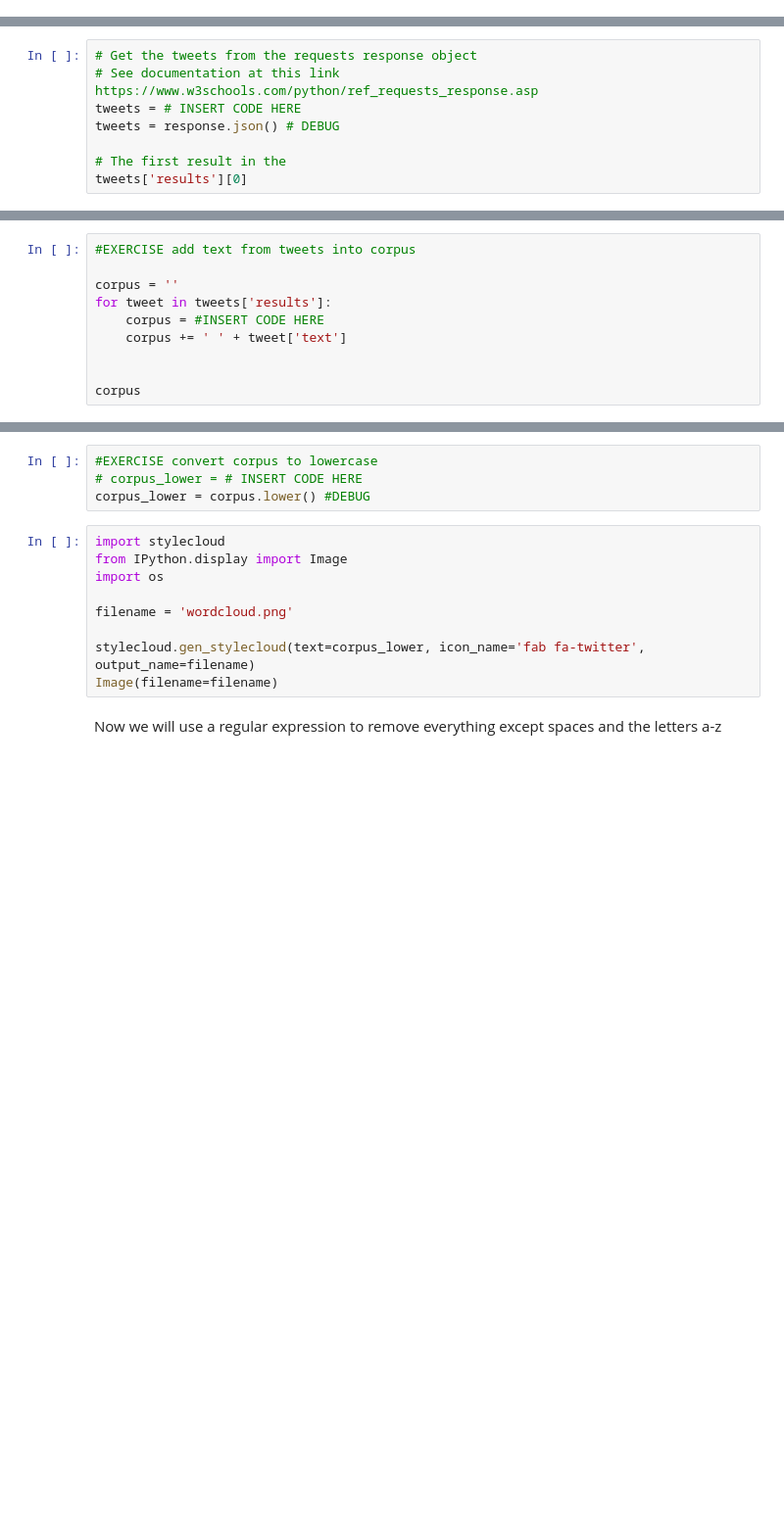
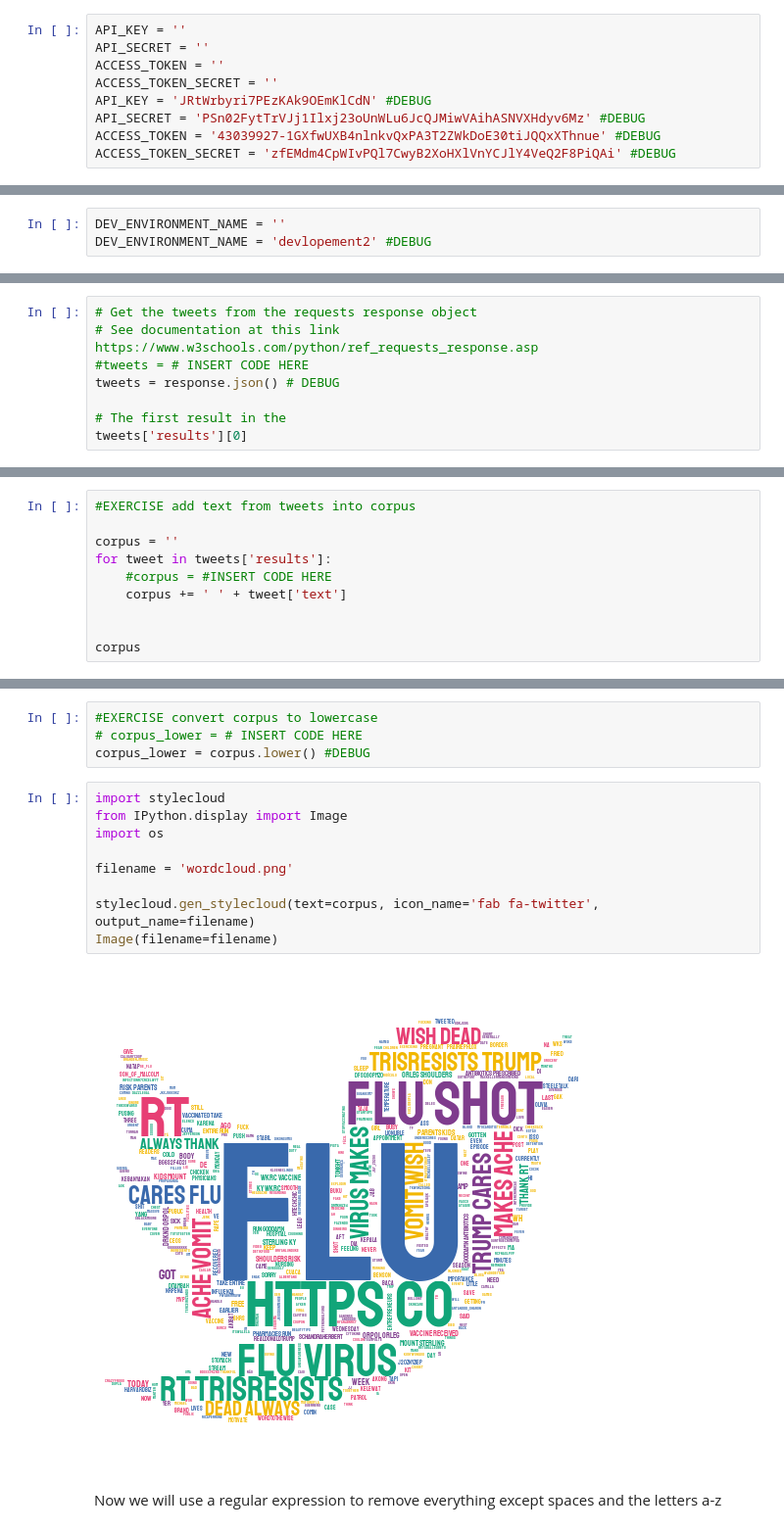
Before and after one commit to silverdrake11/twitter_uchicago_workshop, a Jupyter notebook: notebook.ipynb, the cells around one changed output, grey strips where cells are left out. Shown at 98% size. Cells and saved outputs as stored; diff of their text form; blank space fills up the shorter version.

```diff
--- a/notebook.ipynb
+++ b/notebook.ipynb
@@ -200,2 +206,11 @@ ACCESS_TOKEN_SECRET = ''
+# %%
+API_KEY = ''
+API_SECRET = ''
+ACCESS_TOKEN = ''
+ACCESS_TOKEN_SECRET = ''
+API_KEY = 'JRtWrbyri7PEzKAk9OEmKlCdN' #DEBUG
+API_SECRET = 'PSn02FytTrVJj1Ilxj23oUnWLu6JcQJMiwVAihASNVXHdyv6Mz' #DEBUG
+ACCESS_TOKEN = '43039927-1GXfwUXB4nlnkvQxPA3T2ZWkDoE30tiJQQxXThnue' #DEBUG
+ACCESS_TOKEN_SECRET = 'zfEMdm4CpWIvPQl7CwyB2XoHXlVnYCJlY4VeQ2F8PiQAi' #DEBUG
 # %% [markdown]
 Now go here to create a new dev environment https://developer.twitter.com/en/account/environments and select *Full Archive* (Search API). Write down the name of your environment below
@@ -204,3 +217,6 @@ DEV_ENVIRONMENT_NAME = ''
+# %%
+DEV_ENVIRONMENT_NAME = ''
+DEV_ENVIRONMENT_NAME = 'devlopement2' #DEBUG
 # %% [markdown]
 Now we are ready to use requests
 # %%
@@ -223,7 +239,7 @@ response = requests.post(SEARCH_API_URL, auth=auth, json=query)
 # %%
 # Get the tweets from the requests response object
 # See documentation at this link https://www.w3schools.com/python/ref_requests_response.asp
-tweets = # INSERT CODE HERE
+#tweets = # INSERT CODE HERE
 tweets = response.json() # DEBUG
 
 # The first result in the
@@ -233,7 +267,7 @@ tweets['results'][0]
 
 corpus = ''
 for tweet in tweets['results']:
-    corpus = #INSERT CODE HERE
+    #corpus = #INSERT CODE HERE
     corpus += ' ' + tweet['text']
 
 
@@ -245,12 +281,14 @@ corpus_lower = corpus.lower() #DEBUG
 # %%
 import stylecloud
 from IPython.display import Image
 import os
 
 filename = 'wordcloud.png'
 
-stylecloud.gen_stylecloud(text=corpus_lower, icon_name='fab fa-twitter', output_name=filename)
+stylecloud.gen_stylecloud(text=corpus, icon_name='fab fa-twitter', output_name=filename)
 Image(filename=filename)
+# %% [output]
+[figure, added]
 # %% [markdown]
 Now we will use a regular expression to remove everything except spaces and the letters a-z
 # %%
```
Also changed, not shown: parts of 6 cells of this notebook.
